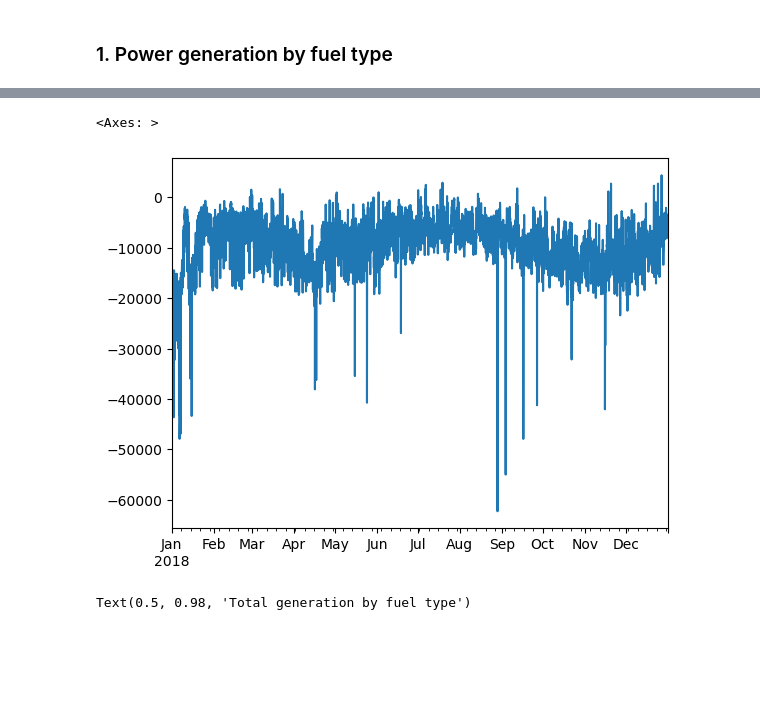
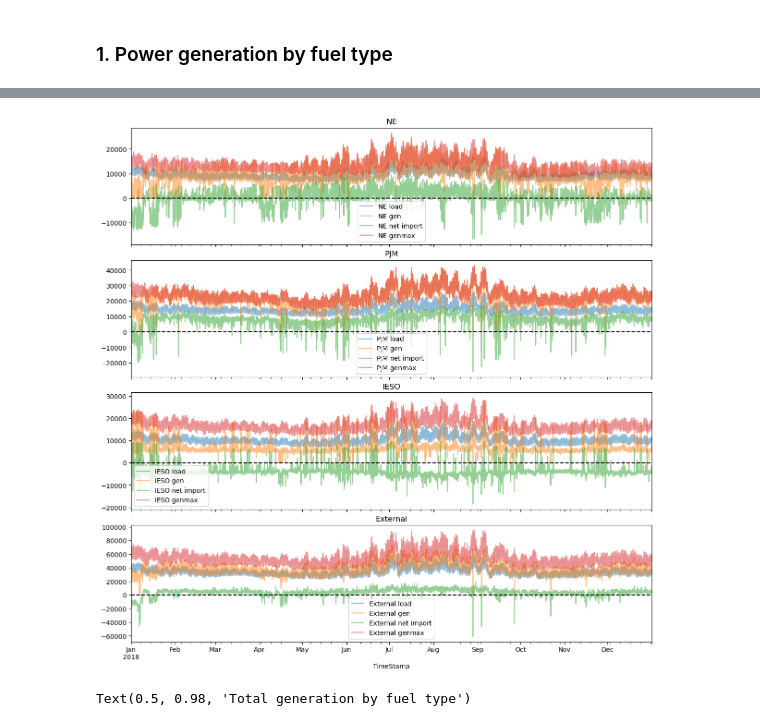
Before and after one commit to boyuan276/NYgrid-python, a Jupyter notebook: examples/opf_post_yearly.ipynb, the cells around one changed output, grey strips where cells are left out. Saved outputs shown, nothing was run; the diff lists cells and outputs as text; code cells hidden in the pictures; blank space fills up the shorter version.

Commit message:
testing external price settings

```diff
--- a/examples/opf_post_yearly.ipynb
+++ b/examples/opf_post_yearly.ipynb
@@ -498,9 +528,53 @@ plt.show()
-# %%
-net_import = pg_by_fuel_sum_2018['Import_Import'] - load_profile_external_sum
-net_import.plot()
-# %% [output]
-<Axes: >
-[figure, removed]
+# %%
+# External generation profile
+pg_external = pg_by_fuel_dict_2018['Import_Import']
+ne_cols = [col for col in pg_external.columns if 'NE' in col]
+pjm_cols = [col for col in pg_external.columns if 'PJM' in col]
+ieso_cols = [col for col in pg_external.columns if 'IESO' in col]
+pg_ne_sum = pg_external[ne_cols].sum(axis=1)
+pg_pjm_sum = pg_external[pjm_cols].sum(axis=1)
+pg_ieso_sum = pg_external[ieso_cols].sum(axis=1)
+pg_external_sum = pg_ne_sum + pg_pjm_sum + pg_ieso_sum
+# %%
+# External net generation profile
+net_pg_ne_sum = pg_ne_sum - load_profile_external['NE']
+net_pg_pjm_sum = pg_pjm_sum - load_profile_external['PJM']
+net_pg_ieso_sum = pg_ieso_sum - load_profile_external['IESO']
+net_pg_external_sum = net_pg_ne_sum + net_pg_pjm_sum + net_pg_ieso_sum
+# %%
+fig, axs = plt.subplots(4, 1,figsize=(12, 12), layout='constrained', sharex=True)
+
+load_profile_external['NE'].plot(ax=axs[0], label='NE load', alpha=0.5)
+pg_ne_sum.plot(ax=axs[0], label='NE gen', alpha=0.5)
+net_pg_ne_sum.plot(ax=axs[0], label='NE net import', alpha=0.5)
+genmax_ne_sum.plot(ax=axs[0], label='NE genmax', alpha=0.5)
+axs[0].set_title('NE')
+
+load_profile_external['PJM'].plot(ax=axs[1], label='PJM load', alpha=0.5)
+pg_pjm_sum.plot(ax=axs[1], label='PJM gen', alpha=0.5)
+net_pg_pjm_sum.plot(ax=axs[1], label='PJM net import', alpha=0.5)
+genmax_pjm_sum.plot(ax=axs[1], label='PJM genmax', alpha=0.5)
+axs[1].set_title('PJM')
+
+load_profile_external['IESO'].plot(ax=axs[2], label='IESO load', alpha=0.5)
+pg_ieso_sum.plot(ax=axs[2], label='IESO gen', alpha=0.5)
+net_pg_ieso_sum.plot(ax=axs[2], label='IESO net import', alpha=0.5)
+genmax_ieso_sum.plot(ax=axs[2], label='IESO genmax', alpha=0.5)
+axs[2].set_title('IESO')
+
+load_profile_external_sum.plot(ax=axs[3], label='External load', alpha=0.5)
+pg_external_sum.plot(ax=axs[3], label='External gen', alpha=0.5)
+net_pg_external_sum.plot(ax=axs[3], label='External net import', alpha=0.5)
+genmax_profile_external_sum.plot(ax=axs[3], label='External genmax', alpha=0.5)
+axs[3].set_title('External')
+
+for ax in axs:
+    ax.legend()
+    ax.axhline(0, color='k', linestyle='--')
+
+plt.show()
+# %% [output]
+[figure, added]
 # %%
 fig, axs = plt.subplots(len(pg_by_fuel_dict_2018)//2+1, 2, figsize=(12, 8),
                         layout='constrained', sharex=True)
```
Also changed, not shown: parts of 13 cells of this notebook, 2 other files.
